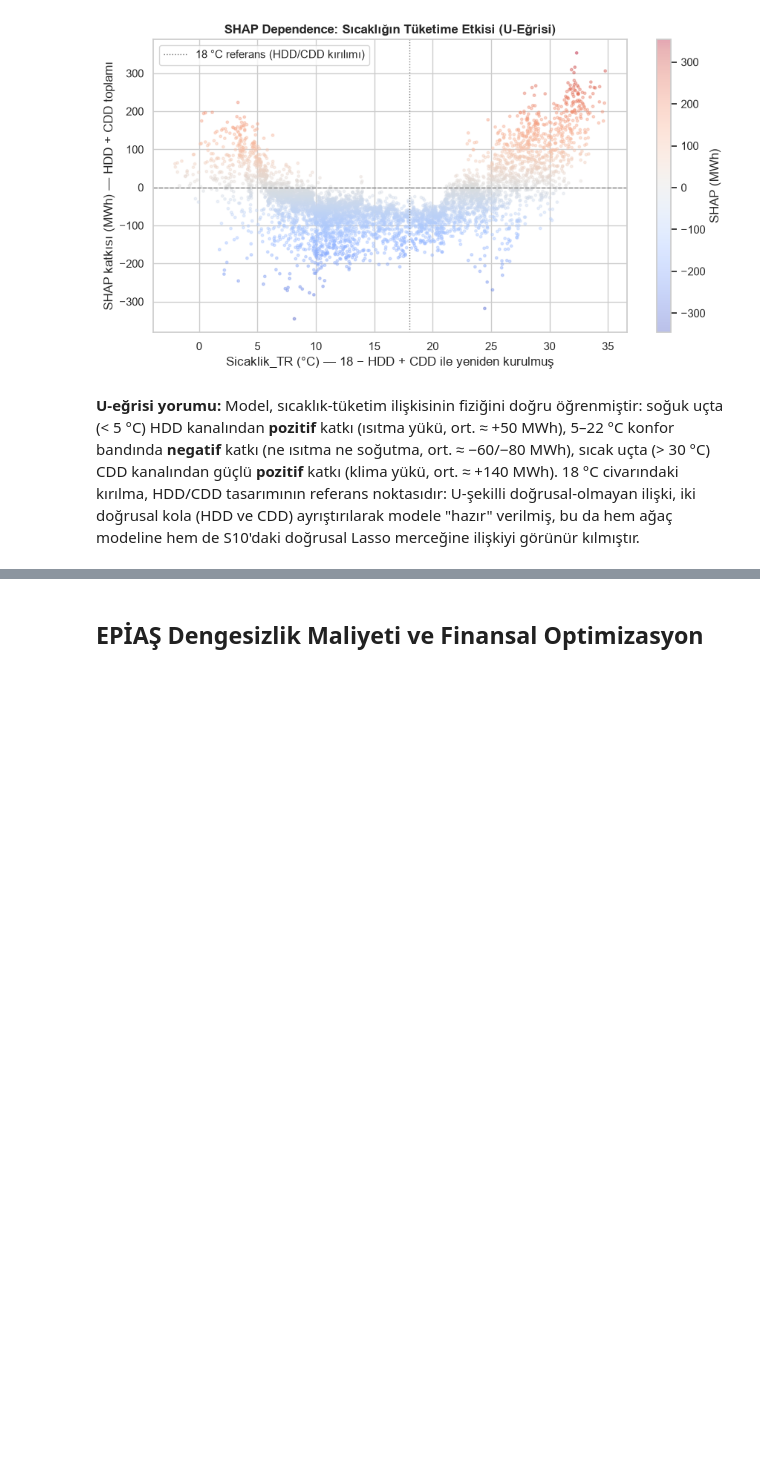
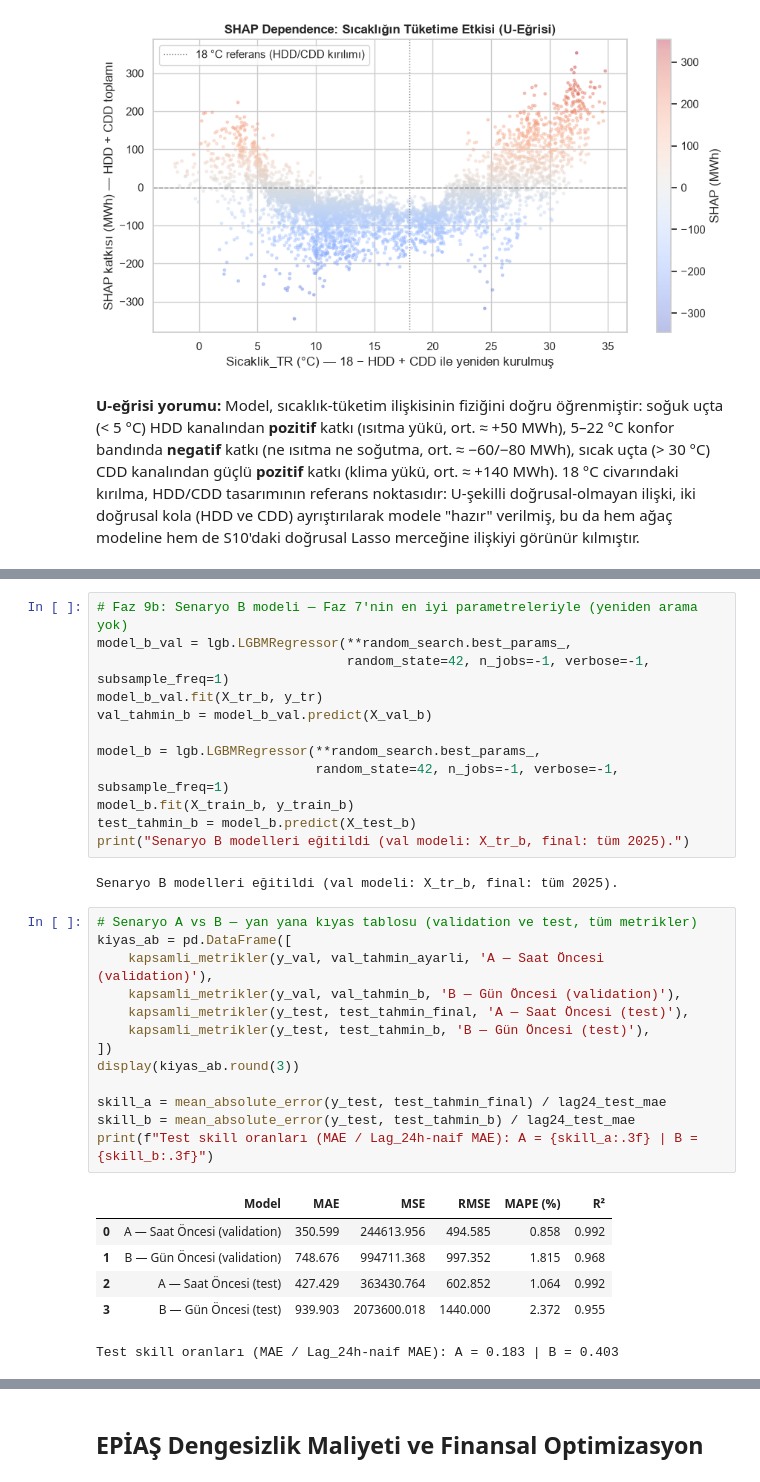
Before and after one commit to mcaglarilkay/epias-tuketim-tahmini, a Jupyter notebook: epias_final.ipynb, the cells around one changed output, grey strips where cells are left out. Cells and saved outputs as stored; diff of their text form; blank space fills up the shorter version.

```diff
--- a/epias_final.ipynb
+++ b/epias_final.ipynb
@@ -1675,0 +1718,34 @@ plt.show()
+# %%
+# Faz 9b: Senaryo B modeli — Faz 7'nin en iyi parametreleriyle (yeniden arama yok)
+model_b_val = lgb.LGBMRegressor(**random_search.best_params_,
+                                random_state=42, n_jobs=-1, verbose=-1, subsample_freq=1)
+model_b_val.fit(X_tr_b, y_tr)
+val_tahmin_b = model_b_val.predict(X_val_b)
+
+model_b = lgb.LGBMRegressor(**random_search.best_params_,
+                            random_state=42, n_jobs=-1, verbose=-1, subsample_freq=1)
+model_b.fit(X_train_b, y_train_b)
+test_tahmin_b = model_b.predict(X_test_b)
+print("Senaryo B modelleri eğitildi (val modeli: X_tr_b, final: tüm 2025).")
+# %% [output]
+Senaryo B modelleri eğitildi (val modeli: X_tr_b, final: tüm 2025).
+# %%
+# Senaryo A vs B — yan yana kıyas tablosu (validation ve test, tüm metrikler)
+kiyas_ab = pd.DataFrame([
+    kapsamli_metrikler(y_val, val_tahmin_ayarli, 'A — Saat Öncesi (validation)'),
+    kapsamli_metrikler(y_val, val_tahmin_b, 'B — Gün Öncesi (validation)'),
+    kapsamli_metrikler(y_test, test_tahmin_final, 'A — Saat Öncesi (test)'),
+    kapsamli_metrikler(y_test, test_tahmin_b, 'B — Gün Öncesi (test)'),
+])
+display(kiyas_ab.round(3))
+
+skill_a = mean_absolute_error(y_test, test_tahmin_final) / lag24_test_mae
+skill_b = mean_absolute_error(y_test, test_tahmin_b) / lag24_test_mae
+print(f"Test skill oranları (MAE / Lag_24h-naif MAE): A = {skill_a:.3f} | B = {skill_b:.3f}")
+# %% [output]
+|  | Model | MAE | MSE | RMSE | MAPE (%) | R² |
+| 0 | A — Saat Öncesi (validation) | 350.599 | 244613.956 | 494.585 | 0.858 | 0.992 |
+| 1 | B — Gün Öncesi (validation) | 748.676 | 994711.368 | 997.352 | 1.815 | 0.968 |
+| 2 | A — Saat Öncesi (test) | 427.429 | 363430.764 | 602.852 | 1.064 | 0.992 |
+| 3 | B — Gün Öncesi (test) | 939.903 | 2073600.018 | 1440.000 | 2.372 | 0.955 |
+Test skill oranları (MAE / Lag_24h-naif MAE): A = 0.183 | B = 0.403
```
Also changed, not shown: parts of 16 cells of this notebook.
